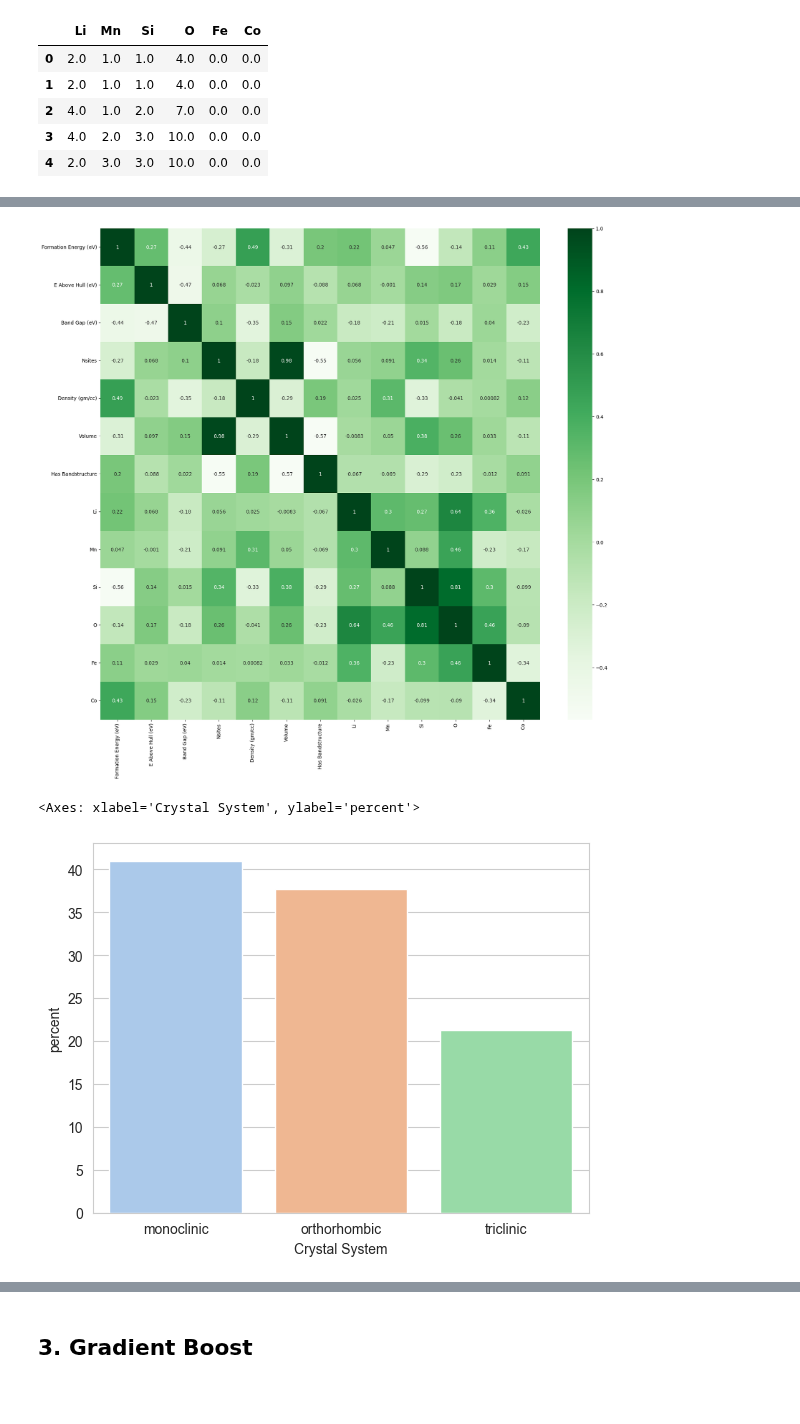
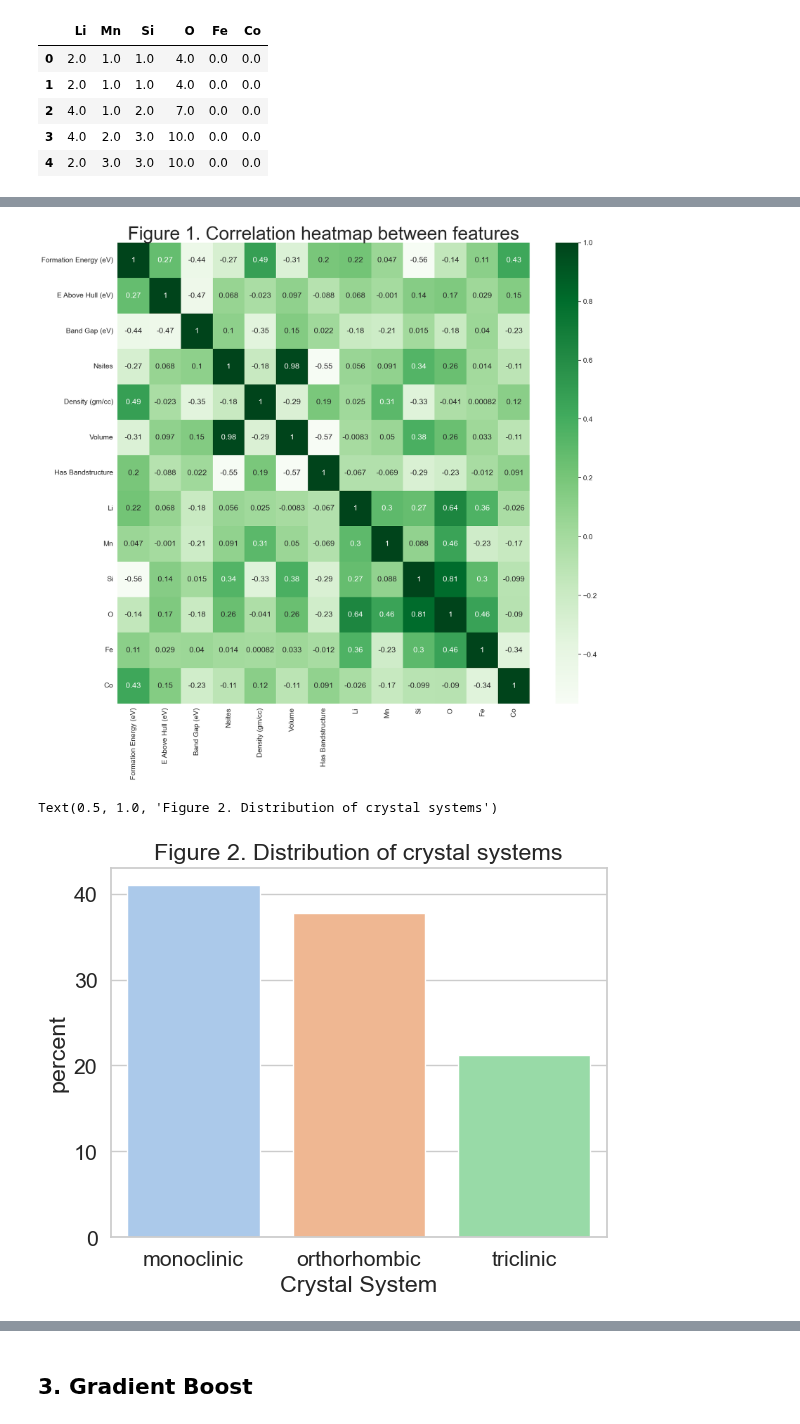
Before and after one commit to tieuandpepper/CHEE6397_HWs, a Jupyter notebook: Project/project.ipynb, the cells around one changed output, grey strips where cells are left out. Cells and saved outputs as stored; diff of their text form; code cells hidden in the pictures; blank space fills up the shorter version.

```diff
--- a/Project/project.ipynb
+++ b/Project/project.ipynb
@@ -71,15 +72,17 @@ data.head()
 correlations = data.loc[:, ~data.columns.isin(['Formula','Crystal System'])].corr()
 plt.figure(figsize=(20,18))
 sns.heatmap(correlations, annot=True,cmap=plt.cm.Greens)
+plt.title('Figure 1. Correlation heatmap between features',fontsize = 40)
 plt.show()
 # %% [output]
-[figure, old version]
+[figure, new version]
 # %%
 sns.set_style('whitegrid')
 sns.countplot(x='Crystal System', hue = "Crystal System", data=raw_data, palette="pastel", stat="percent")
+plt.title("Figure 2. Distribution of crystal systems")
 # %% [output]
-<Axes: xlabel='Crystal System', ylabel='percent'>
+Text(0.5, 1.0, 'Figure 2. Distribution of crystal systems')
-[figure, old version]
+[figure, new version]
 # %%
 sns.set_style('whitegrid')
 sns.countplot(x='Has Bandstructure', hue = "Has Bandstructure", data=raw_data, palette="pastel", stat="percent")
```
Also changed, not shown: parts of 16 cells of this notebook, 2 other files.
